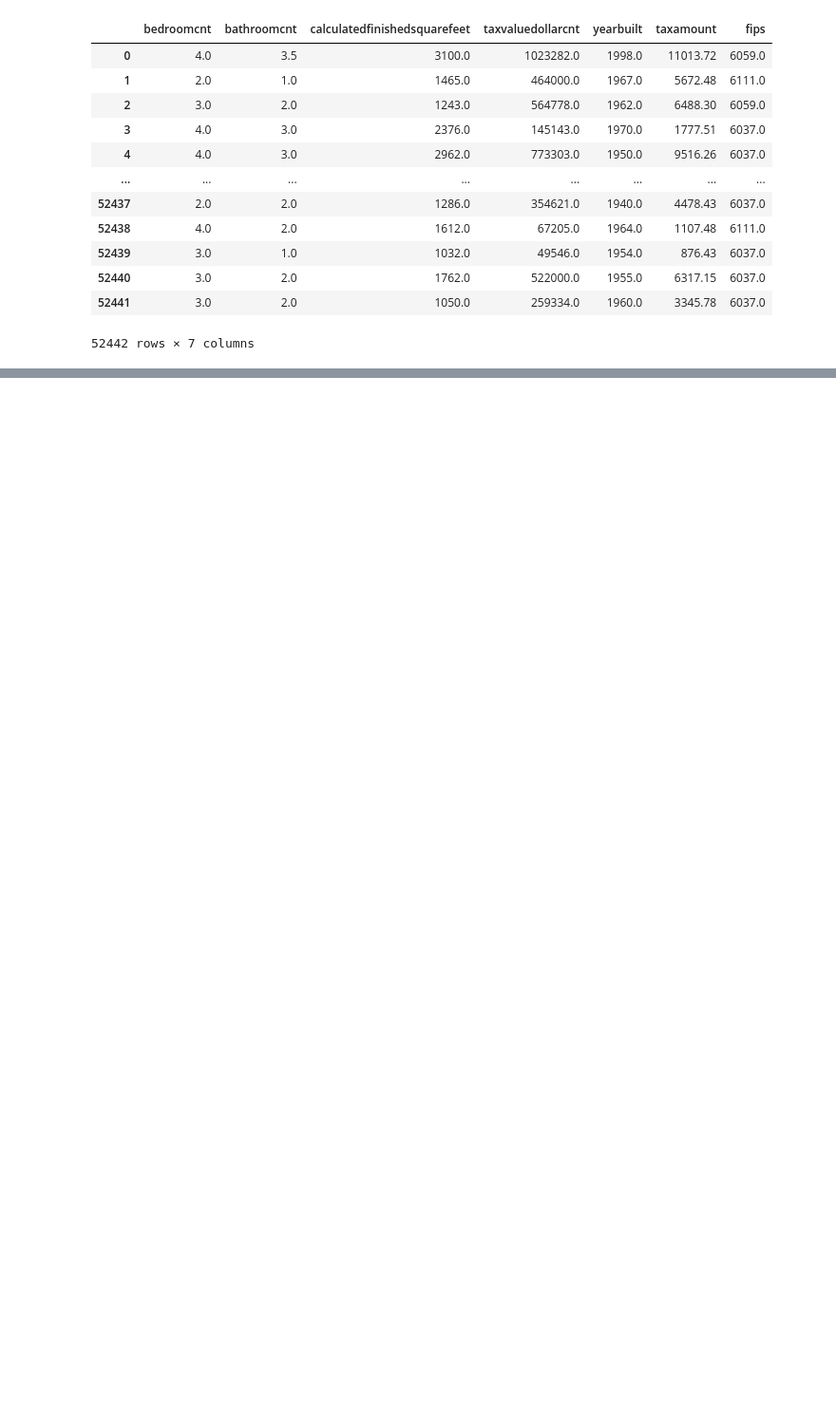
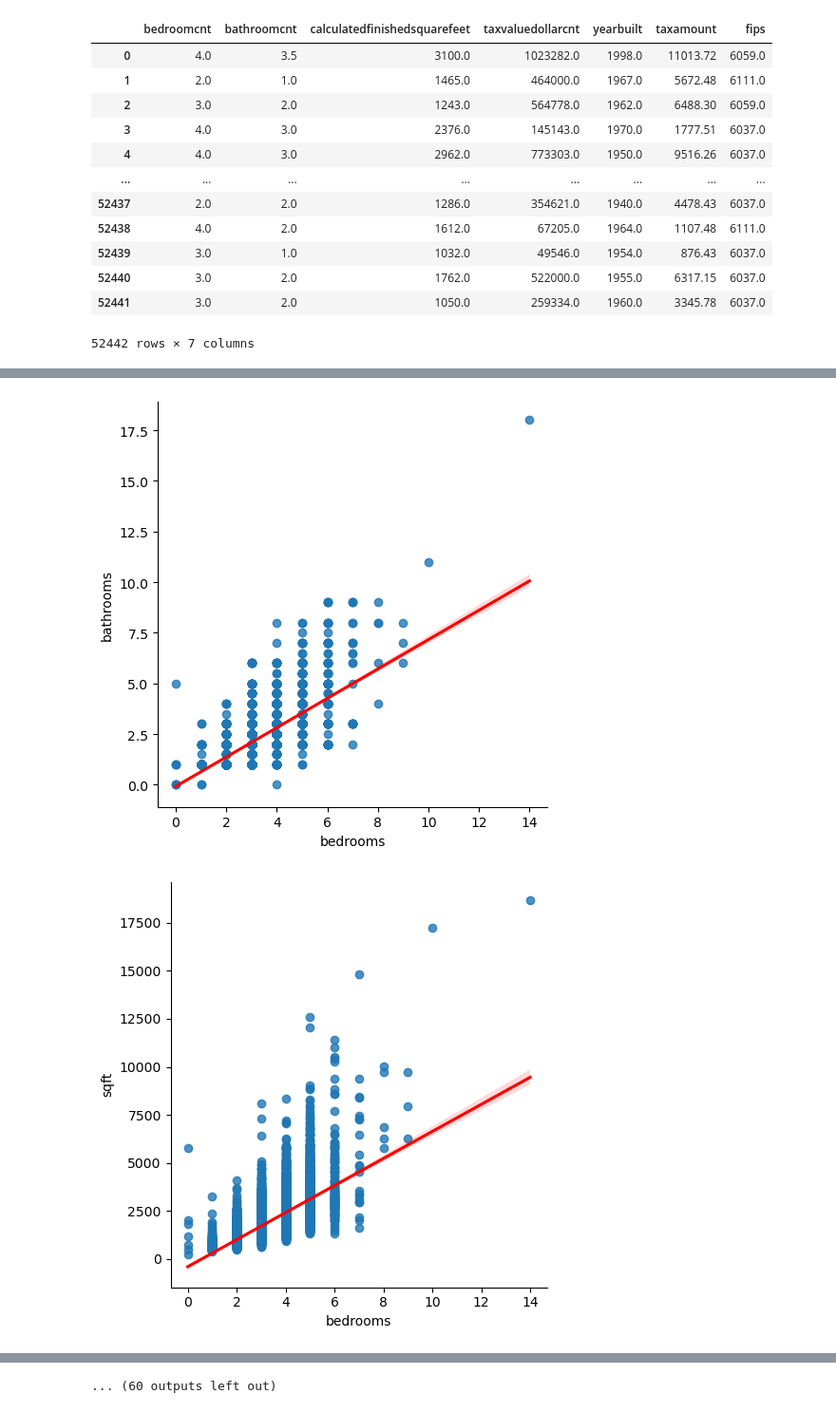
Before and after one commit to Alfred-W-S-Pirovits-Jr/regression-exercises, a Jupyter notebook: project_prelim.ipynb, the cells around one changed output, grey strips where cells are left out. Shown at 95% size. Saved outputs shown, nothing was run; the diff lists cells and outputs as text; code cells hidden in the pictures; blank space fills up the shorter version.

```diff
--- a/project_prelim.ipynb
+++ b/project_prelim.ipynb
@@ -42,3 +42,9 @@ zillow_predictions
 | 52440 | 3.0 | 2.0 | 1762.0 | 522000.0 | 1955.0 | 6317.15 | 6037.0 |
 | 52441 | 3.0 | 2.0 | 1050.0 | 259334.0 | 1960.0 | 3345.78 | 6037.0 |
 52442 rows × 7 columns
+# %%
+zillow_predictions = wrangle.wrangle_zillow_predictions()
+zillow_dummies = pd.get_dummies(zillow_predictions['fips'])
+zillow_dummies = zillow_dummies.rename(columns={6037.0 : "Los Angeles", 6059.0 : "Orange", 6111.0 : "Ventura"})
+zillow_predictions = pd.concat([zillow_predictions, zillow_dummies], axis=1).drop(columns='fips')
+zillow_predictions.isna().sum()
@@ -44,0 +62,7 @@ zillow_predictions
+# %%
+train, validate, test = prepare.split_data(zillow_predictions)
+train
+
+# KEEP JUST IN CASE
+# train, validate, test = prepare.split_data(wrangle.wrangle_zillow_predictions())
+# train
@@ -44,0 +83,5 @@ zillow_predictions
+# %%
+explore.plot_variable_pairs(train)
+# %% [output]
+[figure, added]
+[figure, added]
@@ -44,0 +98 @@ zillow_predictions
+... (60 outputs left out)
```
Also changed, not shown: parts of 40 cells of this notebook.
